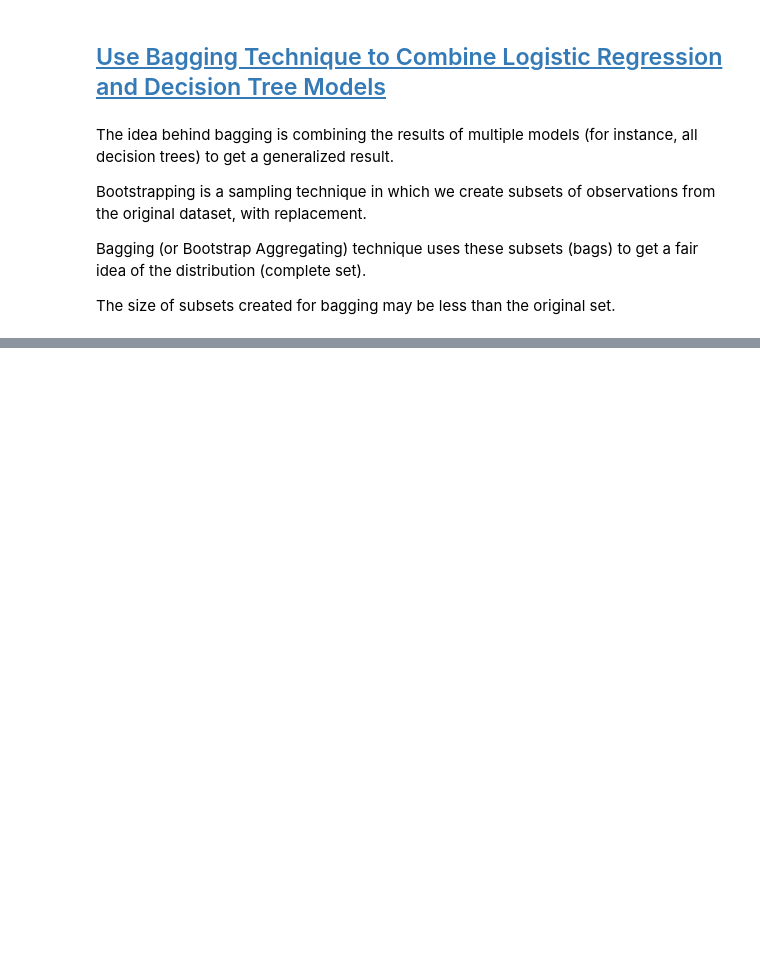
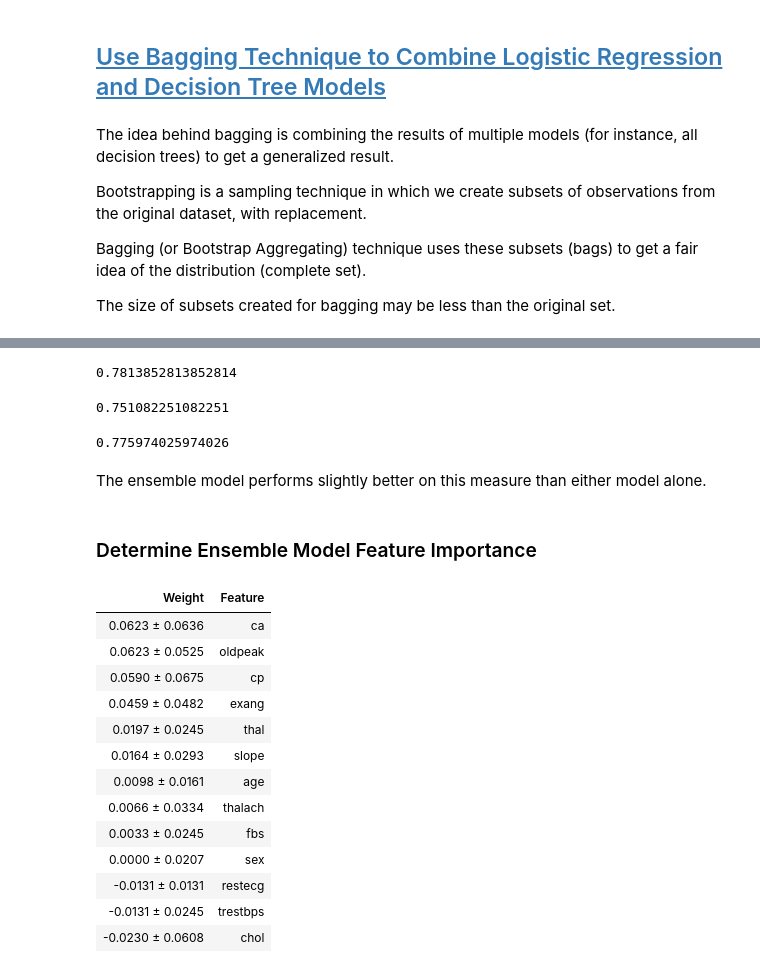
Before and after one commit to abielhammonds/predict_heart_disease_machine_learning_project, a Jupyter notebook: Machine_Learning_Heart_Disease.ipynb, the cells around one changed output, grey strips where cells are left out. Saved outputs shown, nothing was run; the diff lists cells and outputs as text; code cells hidden in the pictures; blank space fills up the shorter version.

Commit message:
adding final notes and test data predictions to ML notebook. Making text typo edits to other notebooks.

```diff
--- a/Machine_Learning_Heart_Disease.ipynb
+++ b/Machine_Learning_Heart_Disease.ipynb
@@ -508,0 +554,2 @@ ensemble_predictions = ensemble.predict(X_val)
+# %%
+ensemble_model = ensemble.fit(X_train,y_train)
@@ -508,0 +647,38 @@ ensemble_predictions = ensemble.predict(X_val)
+# %%
+#The AOC for the ensemble model
+print(roc_auc_score(y_val,ensemble_predictions))
+# %% [output]
+0.7813852813852814
+# %%
+#The AOC for the decision tree model
+print(roc_auc_score(y_val,dectree_predictions))
+# %% [output]
+0.751082251082251
+# %%
+#The AOC for the logistic regression model
+print(roc_auc_score(y_val,log_predictions))
+# %% [output]
+0.775974025974026
+# %% [markdown]
+The ensemble model performs slightly better on this measure than either model alone.
+# %% [markdown]
+### Determine Ensemble Model Feature Importance
+# %%
+perm = PermutationImportance(ensemble_model, random_state=1).fit(X_val, y_val)
+ensemble_feat_importance = eli5.show_weights(perm, feature_names = X_val.columns.tolist())
+ensemble_feat_importance
+# %% [output]
+| Weight | Feature |
+| 0.0623 ± 0.0636 | ca |
+| 0.0623 ± 0.0525 | oldpeak |
+| 0.0590 ± 0.0675 | cp |
+| 0.0459 ± 0.0482 | exang |
+| 0.0197 ± 0.0245 | thal |
+| 0.0164 ± 0.0293 | slope |
+| 0.0098 ± 0.0161 | age |
+| 0.0066 ± 0.0334 | thalach |
+| 0.0033 ± 0.0245 | fbs |
+| 0.0000 ± 0.0207 | sex |
+| -0.0131 ± 0.0131 | restecg |
+| -0.0131 ± 0.0245 | trestbps |
+| -0.0230 ± 0.0608 | chol |
```
Also changed, not shown: parts of 93 cells of this notebook, 2 other files.
